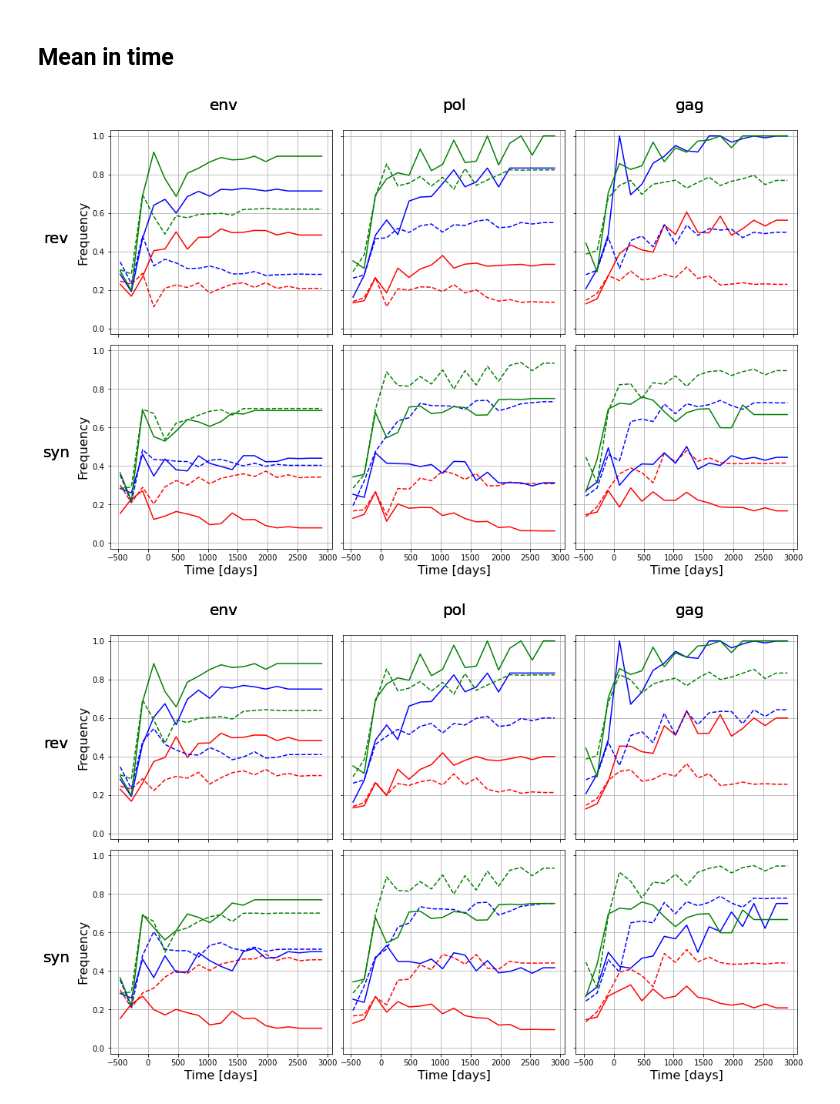
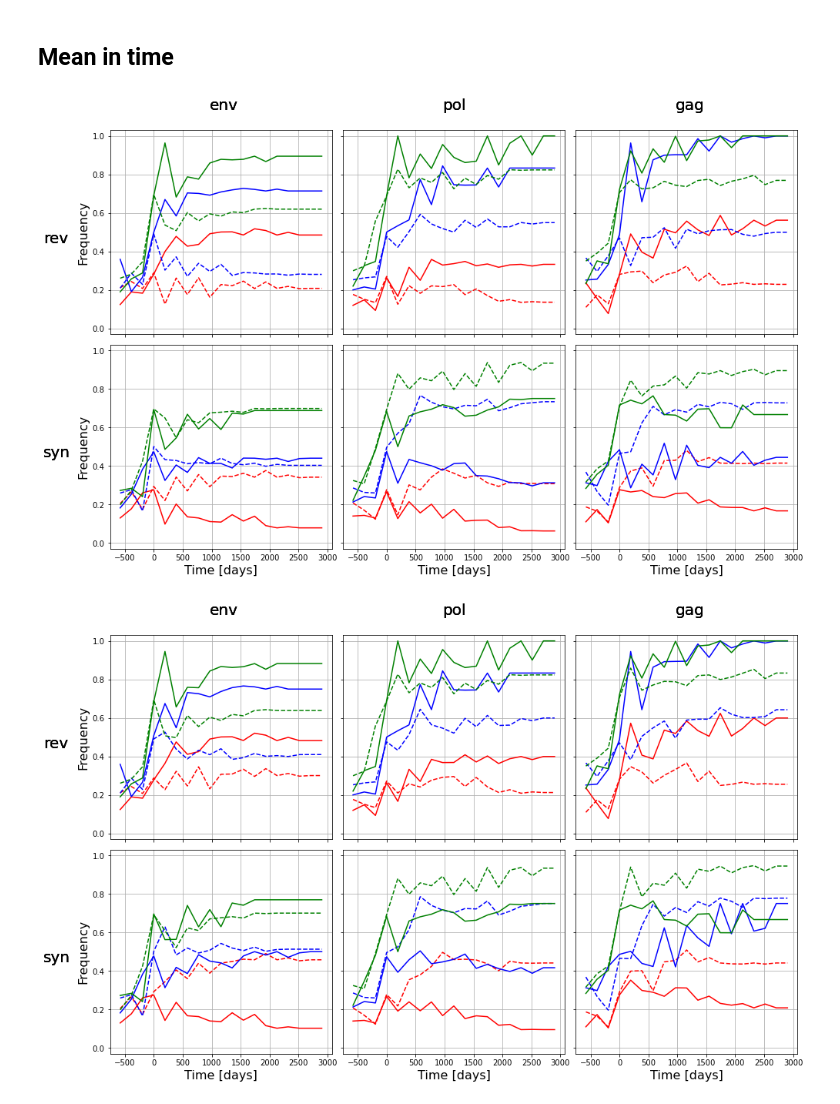
Before and after one commit to neherlab/HIVEVO_recombination, a Jupyter notebook: notebooks/paper_draft/P_fix_mean_in_time.ipynb, the cells around one changed output. Cells and saved outputs as stored; diff of their text form; code cells hidden in the pictures.

```diff
--- a/notebooks/paper_draft/P_fix_mean_in_time.ipynb
+++ b/notebooks/paper_draft/P_fix_mean_in_time.ipynb
@@ -47,7 +47,7 @@ def get_mean_in_time(trajectories, nb_bins=20, freq_range=[0.4, 0.6]):
     Returns the middle of the time bins and the computed frequency mean.
     """
     # Create bins and select trajectories going through the freq_range
-    time_bins = np.linspace(-560, 3000, nb_bins)
+    time_bins = np.linspace(-680, 3000, nb_bins)
     trajectories = [traj for traj in trajectories if np.sum(np.logical_and(
         traj.frequencies >= freq_range[0], traj.frequencies < freq_range[1]), dtype=bool)]
 
@@ -128,14 +128,14 @@ def plot_mean_in_time(times, means, freq_ranges, savefig=None):
 # %% [markdown]
 ## Mean in time
 # %%
-# trajectories = make_trajectory_dict(remove_one_point=False)
-# times, means, freq_ranges = make_mean_in_time_dict(trajectories)
+trajectories = make_trajectory_dict(remove_one_point=False)
+times, means, freq_ranges = make_mean_in_time_dict(trajectories)
 plot_mean_in_time(times, means, freq_ranges, savefig="Mean_in_time.eps")
 # %% [output]
-[figure, old version]
+[figure, new version]
 # %%
 trajectories = make_trajectory_dict(remove_one_point=True)
 times, means, freq_ranges = make_mean_in_time_dict(trajectories)
 plot_mean_in_time(times, means, freq_ranges)
 # %% [output]
-[figure, old version]
+[figure, new version]
```
Also changed, not shown: 3 other files.
